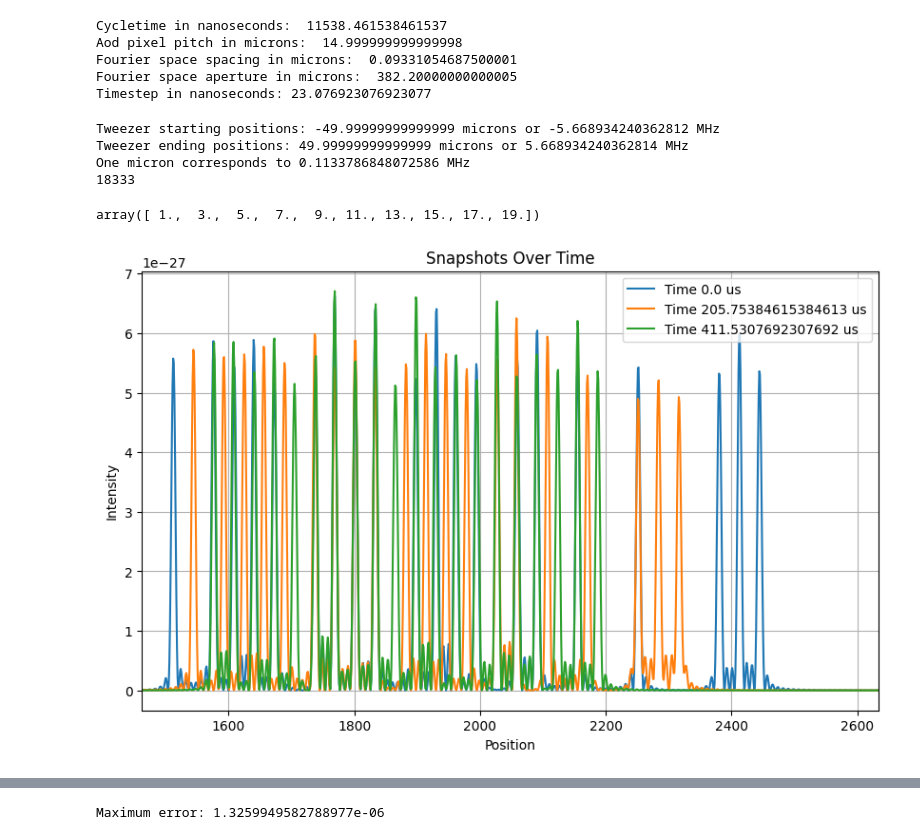
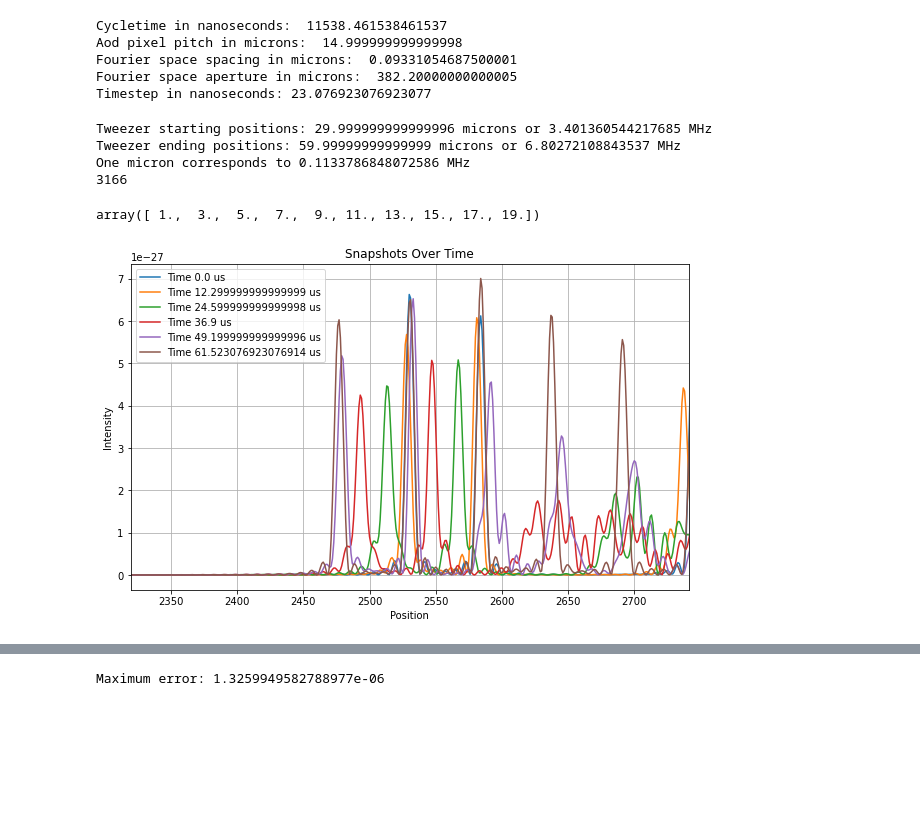
Before and after one commit to nsong03/Ultracold-Research, a Jupyter notebook: TweezerOptimization/AWGwaveform_multitweezer.ipynb, the cells around one changed output, grey strips where cells are left out. Cells and saved outputs as stored; diff of their text form; code cells hidden in the pictures; blank space fills up the shorter version.

```diff
--- a/TweezerOptimization/AWGwaveform_multitweezer.ipynb
+++ b/TweezerOptimization/AWGwaveform_multitweezer.ipynb
@@ -60,11 +60,11 @@ print("Fourier space spacing in microns: ", pixelsize_fourier*10**6)
 print("Fourier space aperture in microns: ", aperturesize_fourier*10**6)
 
 # Adjustable Variables
-movementtime = 400*10**(-6) # Time for the movement of the AOD
+movementtime = 50*10**(-6) # Time for the movement of the AOD
 timestep = cycletime / numpix_frame
 print("Timestep in nanoseconds:", timestep * 10**9)
-startlocation = -50*10**(-6) # Start location of the AOD in microns. 0 is set to the center of Fourier space.
-endlocation = 50*10**(-6) # End location of the AOD in microns
+startlocation = 30*10**(-6) # Start location of the AOD in microns. 0 is set to the center of Fourier space.
+endlocation = 60*10**(-6) # End location of the AOD in microns
 
 
 optimizationbasisfunctions = 'Chebyshev'  # Basis for the polynomial fit
@@ -94,10 +94,10 @@ print("Tweezer ending positions:", endlocation*10**6, "microns or", micronstoMHz
 print("One micron corresponds to", micronstoMHz(1e-6, globalvariables) /10**6, "MHz")
 print(len(AWGwaveform))
 # %% [output]
-Tweezer starting positions: -49.99999999999999 microns or -5.668934240362812 MHz
-Tweezer ending positions: 49.99999999999999 microns or 5.668934240362814 MHz
+Tweezer starting positions: 29.999999999999996 microns or 3.401360544217685 MHz
+Tweezer ending positions: 59.99999999999999 microns or 6.80272108843537 MHz
 One micron corresponds to 0.1133786848072586 MHz
-18333
+3166
 # %%
 cp.linspace(1,1+2*(10-1),10)
 # %% [output]
@@ -183,10 +183,8 @@ def initwaveform_multitweezer(AWGwaveform, movements, time, globalvariables):
 
     return AWGwaveform_out
 # %%
-tweezerspacing = 3*10**(-6)
-movedistance = 6*10**(-6)
+tweezerspacing = 5*10**(-6)
+movedistance = 10*10**(-6)
 
-inittweezers = inittweezers_random(30, 20, tweezerspacing, globalvariables)
+inittweezers = inittweezers_random(20, 10, tweezerspacing, globalvariables)
 finalpositions, movements,time = initmovement(inittweezers,tweezerspacing, movedistance)
-AWGmultitweezer_init = initwaveform_multitweezer(AWGwaveform, movements,time, globalvariables)
-potentials = retrievepotentials(AWGmultitweezer_init, globalvariables)
@@ -193,7 +194,7 @@ potentials = retrievepotentials(AWGmultitweezer_init, globalvariables)
 # %%
-plot_snapshots(potentials, 3, globalvariables)
+plot_snapshots(potentials, 6, globalvariables)
 # %% [output]
-[figure, old version]
+[figure, new version]
 # %%
 plt.plot(movements)
 # %% [output]
```
Also changed, not shown: parts of 1 cell of this notebook, 3 other files.
